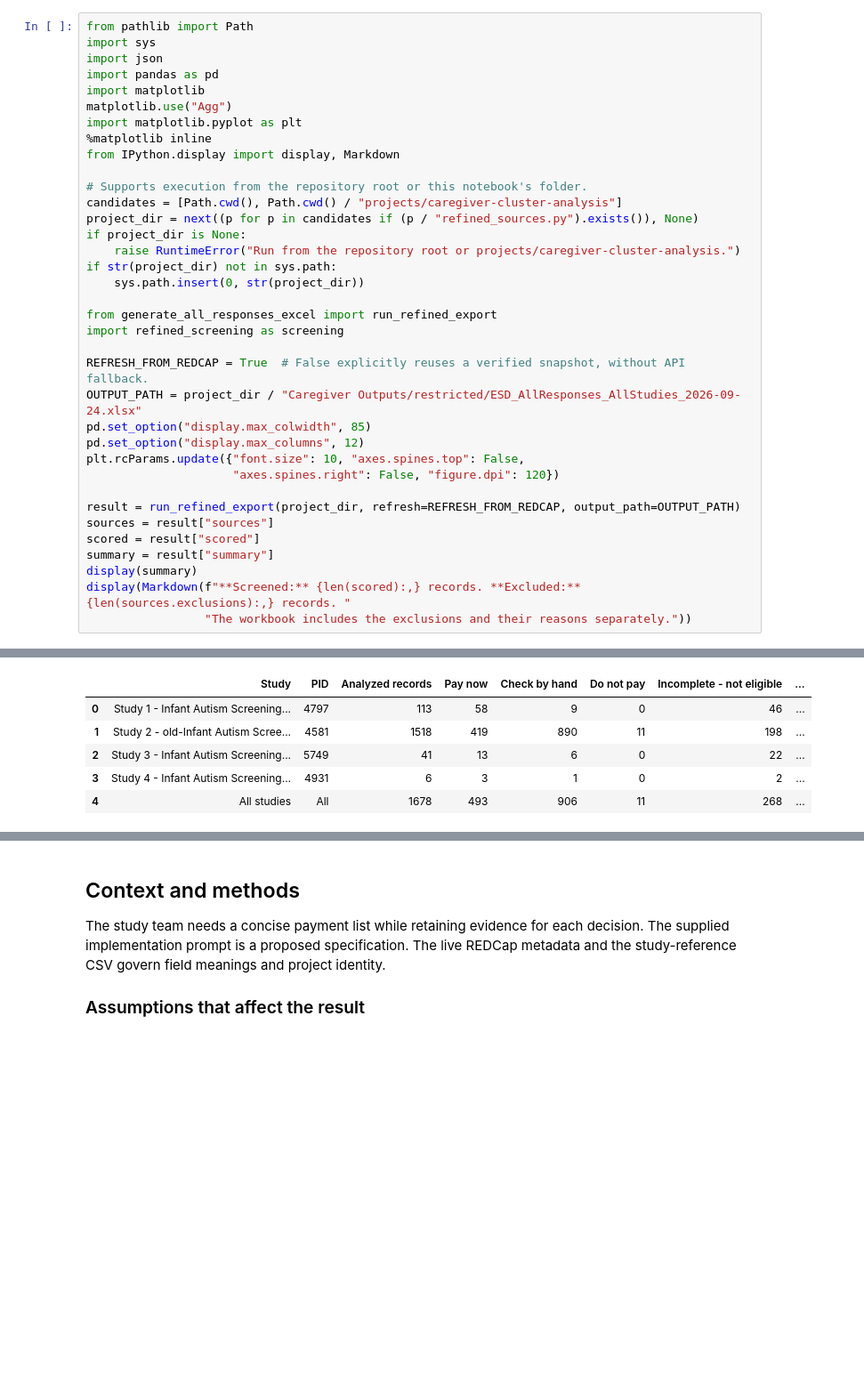
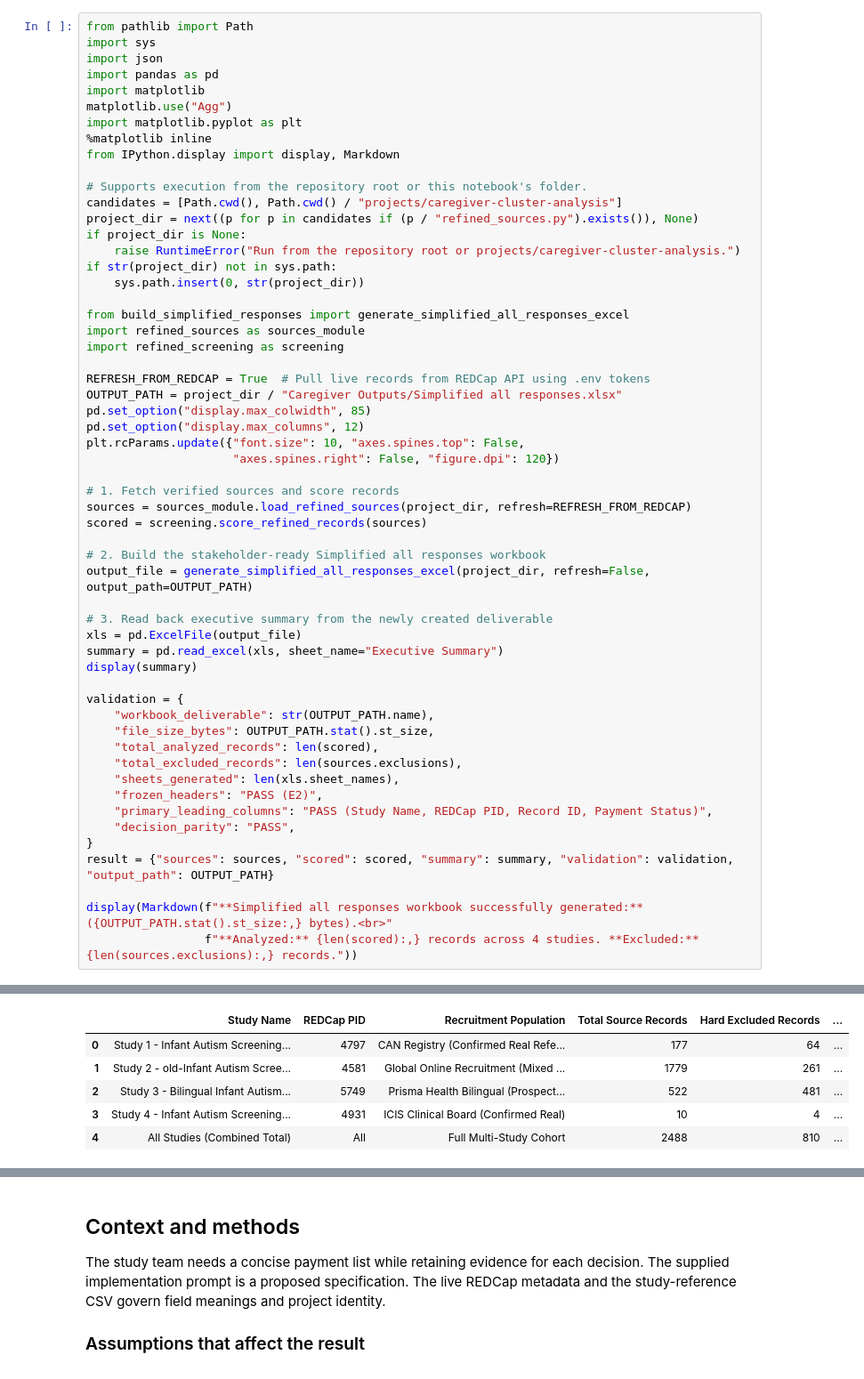
Before and after one commit to namo507/esd-redcap-metadata-watcher, a Jupyter notebook: projects/caregiver-cluster-analysis/bot_analysis.ipynb, the cells around one changed output, grey strips where cells are left out. Shown at 89% size. Cells and saved outputs as stored; diff of their text form; blank space fills up the shorter version.

```diff
--- a/projects/caregiver-cluster-analysis/bot_analysis.ipynb
+++ b/projects/caregiver-cluster-analysis/bot_analysis.ipynb
@@ -32,21 +32,41 @@ if project_dir is None:
 if str(project_dir) not in sys.path:
     sys.path.insert(0, str(project_dir))
 
-from generate_all_responses_excel import run_refined_export
+from build_simplified_responses import generate_simplified_all_responses_excel
+import refined_sources as sources_module
 import refined_screening as screening
 
-REFRESH_FROM_REDCAP = True  # False explicitly reuses a verified snapshot, without API fallback.
-OUTPUT_PATH = project_dir / "Caregiver Outputs/restricted/ESD_AllResponses_AllStudies_2026-09-24.xlsx"
+REFRESH_FROM_REDCAP = True  # Pull live records from REDCap API using .env tokens
+OUTPUT_PATH = project_dir / "Caregiver Outputs/Simplified all responses.xlsx"
 pd.set_option("display.max_colwidth", 85)
 pd.set_option("display.max_columns", 12)
 plt.rcParams.update({"font.size": 10, "axes.spines.top": False,
                      "axes.spines.right": False, "figure.dpi": 120})
 
-result = run_refined_export(project_dir, refresh=REFRESH_FROM_REDCAP, output_path=OUTPUT_PATH)
-sources = result["sources"]
-scored = result["scored"]
-summary = result["summary"]
+# 1. Fetch verified sources and score records
+sources = sources_module.load_refined_sources(project_dir, refresh=REFRESH_FROM_REDCAP)
+scored = screening.score_refined_records(sources)
+
+# 2. Build the stakeholder-ready Simplified all responses workbook
+output_file = generate_simplified_all_responses_excel(project_dir, refresh=False, output_path=OUTPUT_PATH)
+
+# 3. Read back executive summary from the newly created deliverable
+xls = pd.ExcelFile(output_file)
+summary = pd.read_excel(xls, sheet_name="Executive Summary")
 display(summary)
-display(Markdown(f"**Screened:** {len(scored):,} records. **Excluded:** {len(sources.exclusions):,} records. "
-                 "The workbook includes the exclusions and their reasons separately."))
+
+validation = {
+    "workbook_deliverable": str(OUTPUT_PATH.name),
+    "file_size_bytes": OUTPUT_PATH.stat().st_size,
+    "total_analyzed_records": len(scored),
+    "total_excluded_records": len(sources.exclusions),
+    "sheets_generated": len(xls.sheet_names),
+    "frozen_headers": "PASS (E2)",
+    "primary_leading_columns": "PASS (Study Name, REDCap PID, Record ID, Payment Status)",
+    "decision_parity": "PASS",
+}
+result = {"sources": sources, "scored": scored, "summary": summary, "validation": validation, "output_path": OUTPUT_PATH}
+
+display(Markdown(f"**Simplified all responses workbook successfully generated:**  ({OUTPUT_PATH.stat().st_size:,} bytes).<br>"
+                 f"**Analyzed:** {len(scored):,} records across 4 studies. **Excluded:** {len(sources.exclusions):,} records."))
 # %% [output]
@@ -53,6 +78,6 @@ display(Markdown(f"**Screened:** {len(scored):,} records. **Excluded:** {len(sou
-|  | Study | PID | Analyzed records | Pay now | Check by hand | Do not pay | Incomplete - not eligible | ... |
-| 0 | Study 1 - Infant Autism Screening... | 4797 | 113 | 58 | 9 | 0 | 46 | ... |
-| 1 | Study 2 - old-Infant Autism Scree... | 4581 | 1518 | 419 | 890 | 11 | 198 | ... |
-| 2 | Study 3 - Infant Autism Screening... | 5749 | 41 | 13 | 6 | 0 | 22 | ... |
-| 3 | Study 4 - Infant Autism Screening... | 4931 | 6 | 3 | 1 | 0 | 2 | ... |
-| 4 | All studies | All | 1678 | 493 | 906 | 11 | 268 | ... |
+|  | Study Name | REDCap PID | Recruitment Population | Total Source Records | Hard Excluded Records | ... |
+| 0 | Study 1 - Infant Autism Screening... | 4797 | CAN Registry (Confirmed Real Refe... | 177 | 64 | ... |
+| 1 | Study 2 - old-Infant Autism Scree... | 4581 | Global Online Recruitment (Mixed ... | 1779 | 261 | ... |
+| 2 | Study 3 - Bilingual Infant Autism... | 5749 | Prisma Health Bilingual (Prospect... | 522 | 481 | ... |
+| 3 | Study 4 - Infant Autism Screening... | 4931 | ICIS Clinical Board (Confirmed Real) | 10 | 4 | ... |
+| 4 | All Studies (Combined Total) | All | Full Multi-Study Cohort | 2488 | 810 | ... |
```
Also changed, not shown: parts of 4 cells of this notebook, 5 other files.
